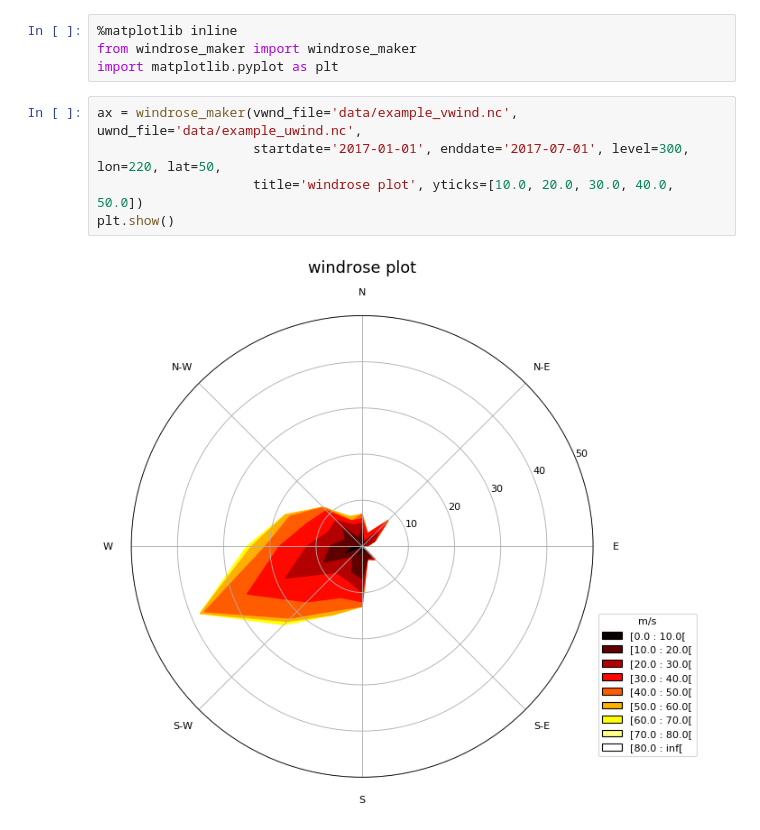
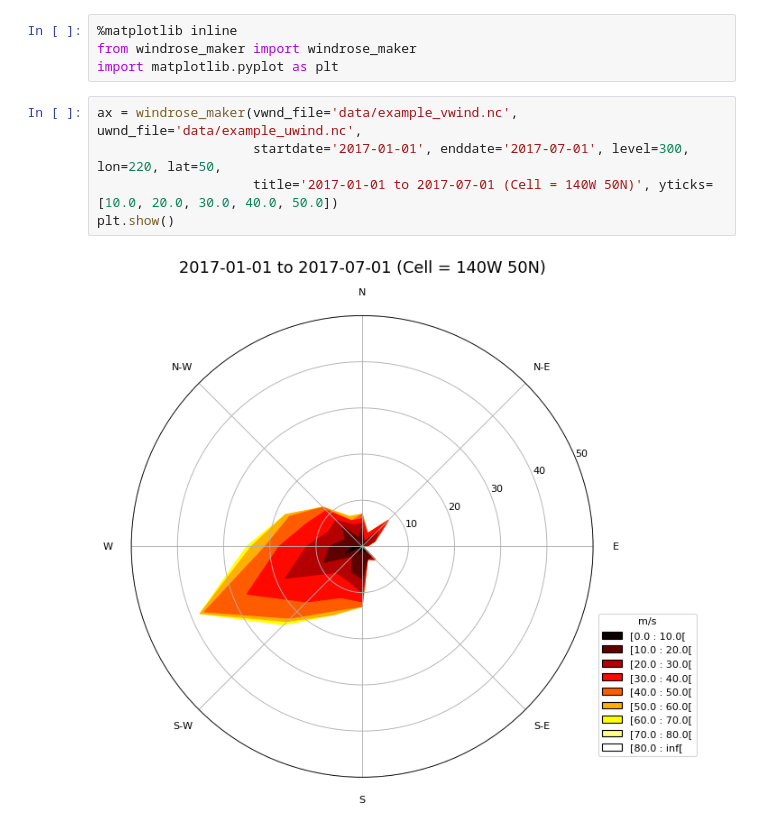
Before and after one commit to Thomasjkeel/Examining-The-Mid-Latitude-Jet-Stream, a Jupyter notebook: example_notebooks/windrose_example.ipynb, the cells around one changed output. Cells and saved outputs as stored; diff of their text form.

```diff
--- a/example_notebooks/windrose_example.ipynb
+++ b/example_notebooks/windrose_example.ipynb
@@ -5,7 +5,7 @@ import matplotlib.pyplot as plt
 # %%
 ax = windrose_maker(vwnd_file='data/example_vwind.nc', uwnd_file='data/example_uwind.nc',
                     startdate='2017-01-01', enddate='2017-07-01', level=300, lon=220, lat=50,
-                    title='windrose plot', yticks=[10.0, 20.0, 30.0, 40.0, 50.0])
+                    title='2017-01-01 to 2017-07-01 (Cell = 140W 50N)', yticks=[10.0, 20.0, 30.0, 40.0, 50.0])
 plt.show()
 # %% [output]
-[figure, old version]
+[figure, new version]
```
